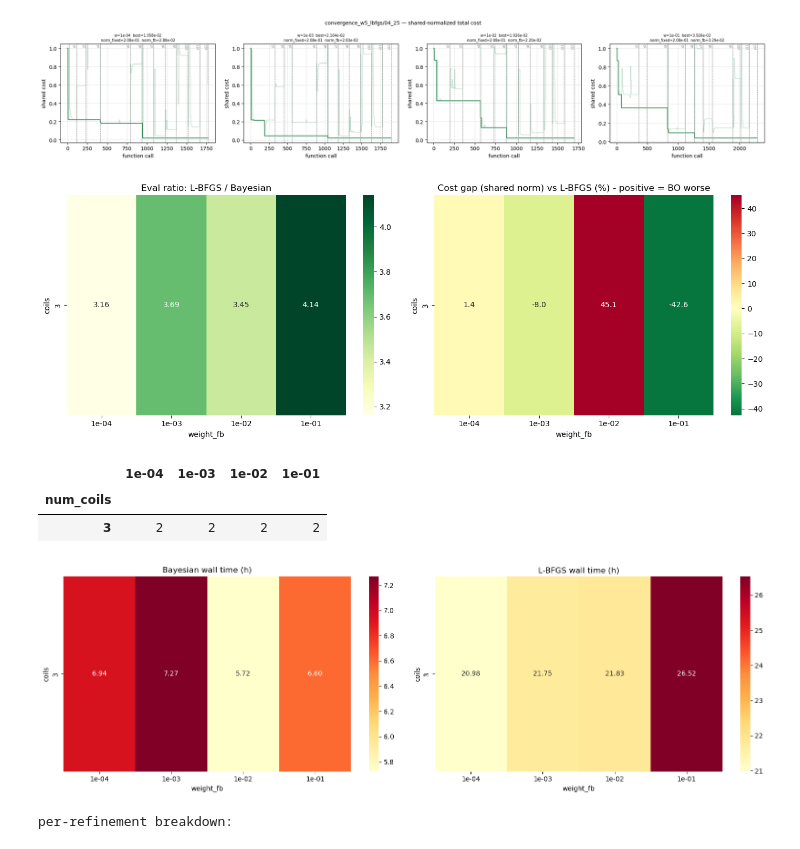
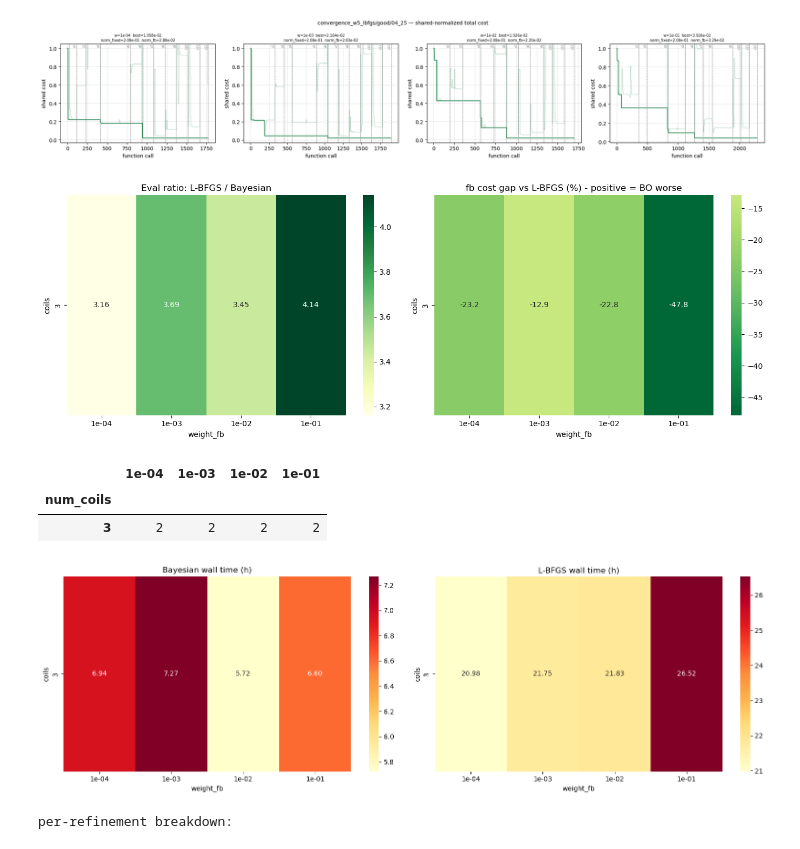
Before and after one commit to jeremslm/PF_location_optimization, a Jupyter notebook: notebooks/combined_boundary_analysis.ipynb, the cells around one changed output. Cells and saved outputs as stored; diff of their text form; code cells hidden in the pictures.

```diff
--- a/notebooks/combined_boundary_analysis.ipynb
+++ b/notebooks/combined_boundary_analysis.ipynb
@@ -8,7 +8,7 @@ import seaborn as sns
 # %%
 K_REFINED = None # None = all refinements; set e.g. 1 to truncate Bayesian after k-th refinement
 # %%
-LBFGS_SWEEP = 'convergence_w5_lbfgs/04_25'
-BAYESIAN_SWEEP = 'convergence_w5_bayesian/04_25'
+LBFGS_SWEEP = 'convergence_w5_lbfgs/good/04_25'
+BAYESIAN_SWEEP = 'convergence_w5_bayesian/good/04_25'
 # %%
 BASE = '../examples/comparisons/combined_boundary_DIIID'
@@ -245,0 +188,21 @@ plt.show()
+# %%
+sweeps_avail = sorted(df['sweep'].unique())
+print('sweeps:', sweeps_avail)
+
+SWEEP = sweeps_avail[1]
+
+sub_all = df[df['sweep'] == SWEEP].sort_values('weight_fb')
+color = 'orange' if 'lbfgs' in SWEEP.lower() else 'steelblue'
+
+fig, axes = plt.subplots(1, 3, figsize=(18, 4))
+for ax, metric, ylabel in zip(axes, ['flux_own', 'fb_own', 'total_own'], ['flux err', 'fb cost', 'total cost']):
+    ax.plot(sub_all['weight_fb'], sub_all[metric], marker='o', color=color)
+    ax.set_xscale('log')
+    ax.set_xlabel('weight_fb')
+    ax.set_ylabel(ylabel)
+    ax.set_title(f'{ylabel} | norm: own init', fontsize=9)
+    ax.grid(True, alpha=0.3)
+
+fig.suptitle(SWEEP, fontsize=10)
+plt.tight_layout()
+plt.show()
@@ -249,6 +215,7 @@ SHOW_SWEEPS = None   # None = all, or e.g. ['convergence_w5']
 SHOW_WEIGHTS = None  # None = all, or e.g. [1e-2, 1e-4]
 SHOW_COILS = None    # None = all, or e.g. [3, 4]
 CLIP = 1          # values >= this are plotted but ignored for ylim
+SHOW_RAW = False  # plot half-transparent raw history alongside running-best
 # --------------
 
 filtered = [
@@ -312,7 +279,8 @@ for sweep in sorted(set(r['sweep'] for r in filtered)):
             ['steelblue', 'tomato', 'seagreen', 'mediumpurple'],
             COL_LABELS,
         ):
-            ax.plot(evals, y, lw=0.7, alpha=0.5, color=color)
+            if SHOW_RAW:
+                ax.plot(evals, y, lw=0.7, alpha=0.5, color=color)
             running_best = np.minimum.accumulate(np.where(np.isnan(y), np.inf, y))
             running_best[running_best == np.inf] = np.nan
             ax.plot(evals, running_best, lw=1.5, color=color)
@@ -323,11 +291,6 @@ for sweep in sorted(set(r['sweep'] for r in filtered)):
 
             if ylabel == 'fb cost':
                 ax.set_yscale('log')
-            else:
-                finite = y[np.isfinite(y) & (y < CLIP)]
-                if len(finite):
-                    pad = (finite.max() - finite.min()) * 0.05 or finite.min() * 0.05
-                    ax.set_ylim(finite.min() - pad, finite.max() + pad)
 
             for lbl, x, ls in phase_lines:
                 ax.axvline(x, color='gray', lw=0.8, ls=ls)
@@ -588,26 +551,27 @@ for sweep in sorted(set(r['sweep'] for r in filtered)):
 # plt.show()
 # %%
 # bay vs lbfgs heatmaps across (coils x weight_fb) - mirrors bay_vs_lbfgs.ipynb style
-best = df.sort_values('best_cost_shared').groupby(['num_coils', 'weight_fb', 'method'], sort=False).first().reset_index()
+# Gap measured on free-boundary cost (best_fb_cost) only.
+best = df.sort_values('best_fb_cost').groupby(['num_coils', 'weight_fb', 'method'], sort=False).first().reset_index()
 
 bay = best[best['method'] == 'Bayesian'].set_index(['num_coils', 'weight_fb'])
 lbf = best[best['method'] != 'Bayesian'].set_index(['num_coils', 'weight_fb'])
 
 cmp = pd.DataFrame(index=bay.index.union(lbf.index))
-cmp['bayes_cost'] = bay['best_cost_shared']
-cmp['lbfgs_cost'] = lbf['best_cost_shared']
+cmp['bayes_fb'] = bay['best_fb_cost']
+cmp['lbfgs_fb'] = lbf['best_fb_cost']
 cmp['bayes_evals'] = bay['n_evals']
 cmp['lbfgs_evals'] = lbf['n_evals']
 cmp['bayes_time_h'] = bay['elapsed_h']
 cmp['lbfgs_time_h'] = lbf['elapsed_h']
-cmp['cost_gap_lbfgs'] = (cmp['bayes_cost'] - cmp['lbfgs_cost']) / cmp['lbfgs_cost'] * 100
+cmp['fb_gap_lbfgs'] = (cmp['bayes_fb'] - cmp['lbfgs_fb']) / cmp['lbfgs_fb'] * 100
 cmp['eval_ratio'] = cmp['lbfgs_evals'] / cmp['bayes_evals']
 cmp = cmp.reset_index()
 
 fig, axes = plt.subplots(1, 2, figsize=(14, 5))
 for ax, col, title, fmt in [
     (axes[0], 'eval_ratio', 'Eval ratio: L-BFGS / Bayesian', '.2f'),
-    (axes[1], 'cost_gap_lbfgs', 'Cost gap (shared norm) vs L-BFGS (%) - positive = BO worse', '.1f'),
+    (axes[1], 'fb_gap_lbfgs', 'fb cost gap vs L-BFGS (%) - positive = BO worse', '.1f'),
 ]:
     pivot = cmp.pivot_table(index='num_coils', columns='weight_fb', values=col)
     pivot = pivot.reindex(sorted(pivot.columns), axis=1)
@@ -616,34 +580,34 @@ for ax, col, title, fmt in [
     center = None if col == 'eval_ratio' else 0
     sns.heatmap(pivot, annot=True, fmt=fmt, cmap=cmap, ax=ax, center=center)
     ax.set_title(title)
     ax.set_xlabel('weight_fb')
     ax.set_ylabel('coils')
 plt.tight_layout()
 plt.show()
 
 # run counts
 counts = df.groupby(['num_coils', 'weight_fb']).size().reset_index(name='n_runs')
 pivot = counts.pivot(index='num_coils', columns='weight_fb', values='n_runs').fillna(0).astype(int)
 pivot.columns = [f'{c:.0e}' for c in pivot.columns]
 display(pivot)
 
 # timing heatmaps
 fig, axes = plt.subplots(1, 2, figsize=(16, 5))
 for ax, mcol, title in [
     (axes[0], 'bayes_time_h', 'Bayesian wall time (h)'),
     (axes[1], 'lbfgs_time_h', 'L-BFGS wall time (h)'),
 ]:
     pivot = cmp.pivot_table(index='num_coils', columns='weight_fb', values=mcol)
     pivot = pivot.reindex(sorted(pivot.columns), axis=1)
     pivot.columns = [f'{c:.0e}' for c in pivot.columns]
     sns.heatmap(pivot, annot=True, fmt='.2f', cmap='YlOrRd', ax=ax)
     ax.set_title(title)
     ax.set_xlabel('weight_fb')
     ax.set_ylabel('coils')
 plt.tight_layout()
 plt.show()
 # %% [output]
-[figure, old version]
+[figure, new version]
 |  | 1e-04 | 1e-03 | 1e-02 | 1e-01 |
 | num_coils |  |  |  |  |
 | 3 | 2 | 2 | 2 | 2 |
```
Also changed, not shown: parts of 6 cells of this notebook, 3 other files.
